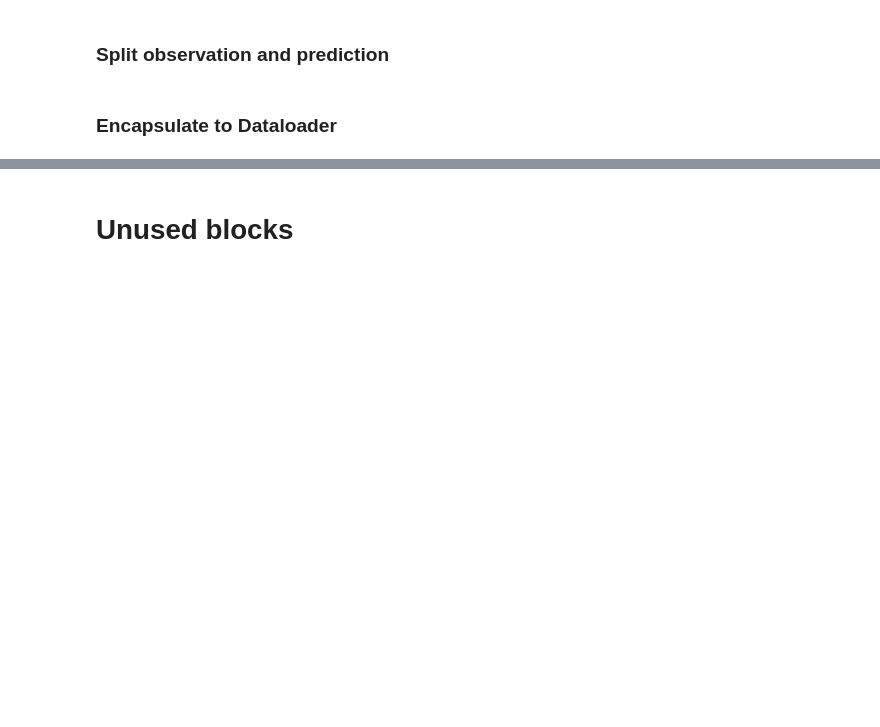
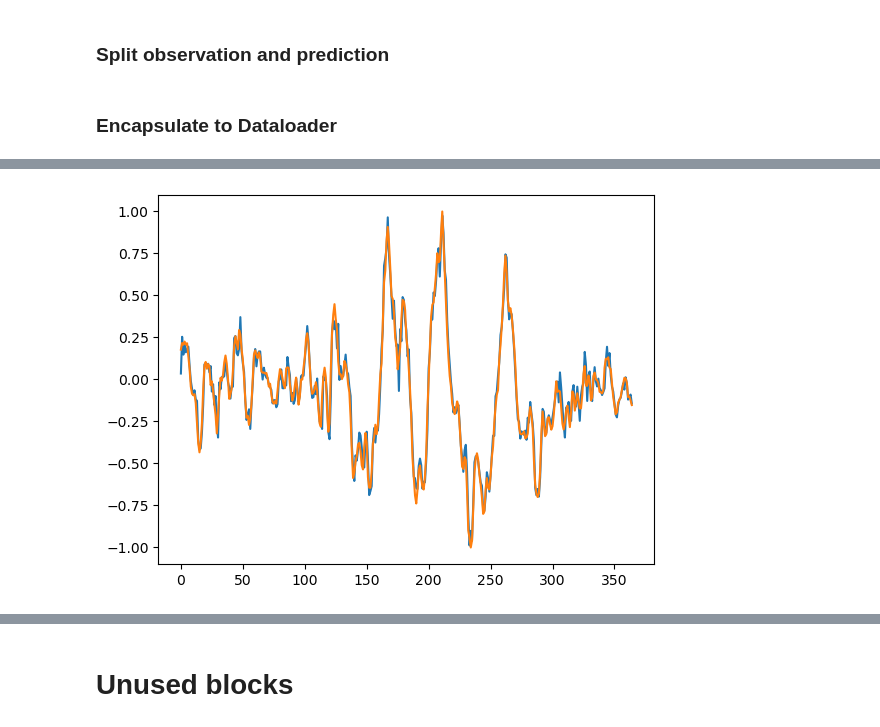
Before and after one commit to PeterLin54088/111-2_IVT_analysis, a Jupyter notebook: src/#5_Training.ipynb, the cells around one changed output, grey strips where cells are left out. Cells and saved outputs as stored; diff of their text form; code cells hidden in the pictures; blank space fills up the shorter version.

```diff
--- a/src/#5_Training.ipynb
+++ b/src/#5_Training.ipynb
@@ -290,0 +322,15 @@ results = VAR(train_set[:,:]).fit(maxlags = AR_p, trend = "ctt")
+# %%
+model.eval()
+VAR_predict = [] # Predict
+VAR_truth = [] # Ground_truth
+for i, (x, y) in enumerate(test_loader):
+    xn = x.detach().cpu().numpy()
+    yn = y.detach().cpu().numpy()
+    for j in range(len(xn)):
+        temp = results.forecast(xn[j], 1)
+        VAR_predict.append(temp[-1,:])
+        VAR_truth.append(yn[j,-1,:])
+VAR_predict = np.array(VAR_predict)
+VAR_truth = np.array(VAR_truth)
+print(VAR_predict.shape)
+print(VAR_truth.shape)
@@ -333,5 +461,7 @@ plt.show()
 # %%
 plt.figure()
-plt.plot(test_set[config["ML_hyperparam_lookback"]:config["ML_hyperparam_lookback"]+time_window, mode])
-plt.plot(expects[:time_window, mode])
+plt.plot(VAR_predict[:time_window, mode])
+plt.plot(VAR_truth[:time_window, mode])
 plt.show()
+# %% [output]
+[figure, added]
```
Also changed, not shown: parts of 36 cells of this notebook, 3 other files.
